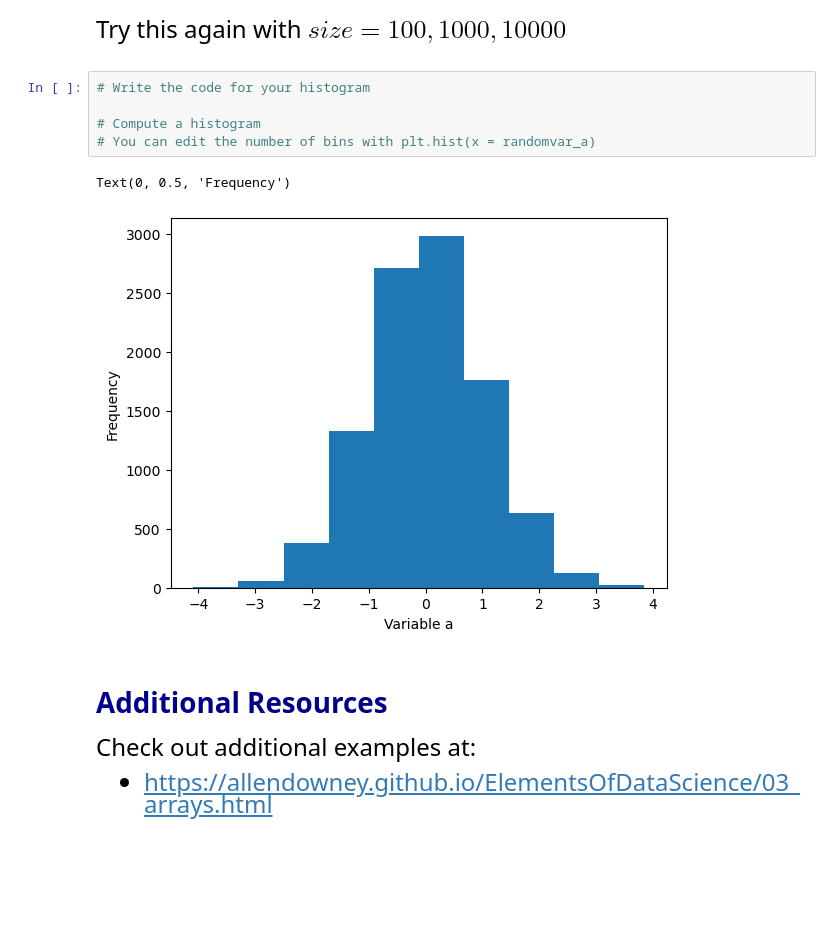
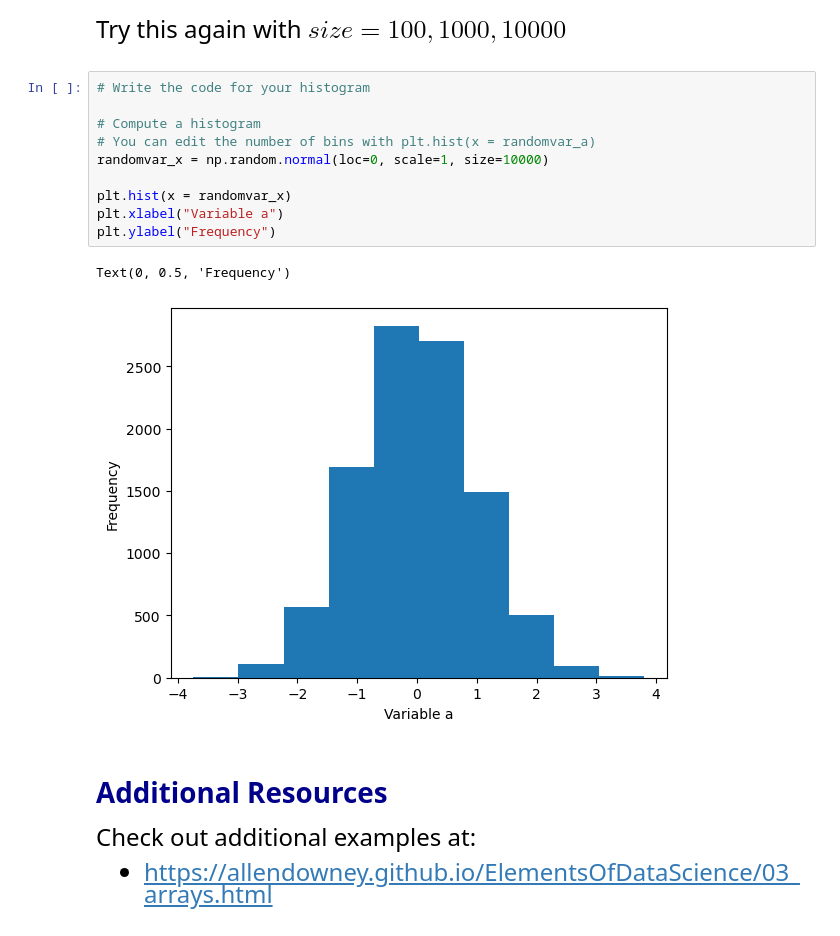
Before and after one commit to jasonzhang-jh/qtm151spring2025, a Jupyter notebook: lecture_03/lecture_3.ipynb, the cells around one changed output. Drawn from its saved outputs; the diff is of its cells as text; blank space fills up the shorter version.

```diff
--- a/lecture_03/lecture_3.ipynb
+++ b/lecture_03/lecture_3.ipynb
@@ -300,11 +301,16 @@ Try this again with $size = 100, 1000, 10000$
 # %%
 # Write the code for your histogram
 
 # Compute a histogram
 # You can edit the number of bins with plt.hist(x = randomvar_a)
+randomvar_x = np.random.normal(loc=0, scale=1, size=10000)
+
+plt.hist(x = randomvar_x)
+plt.xlabel("Variable a")
+plt.ylabel("Frequency")
 # %% [output]
 Text(0, 0.5, 'Frequency')
-[figure, old version]
+[figure, new version]
 # %% [markdown]
 # <span style="color:darkblue"> Additional Resources </span>
 
```
Also changed, not shown: parts of 3 cells of this notebook, 16 other files.
